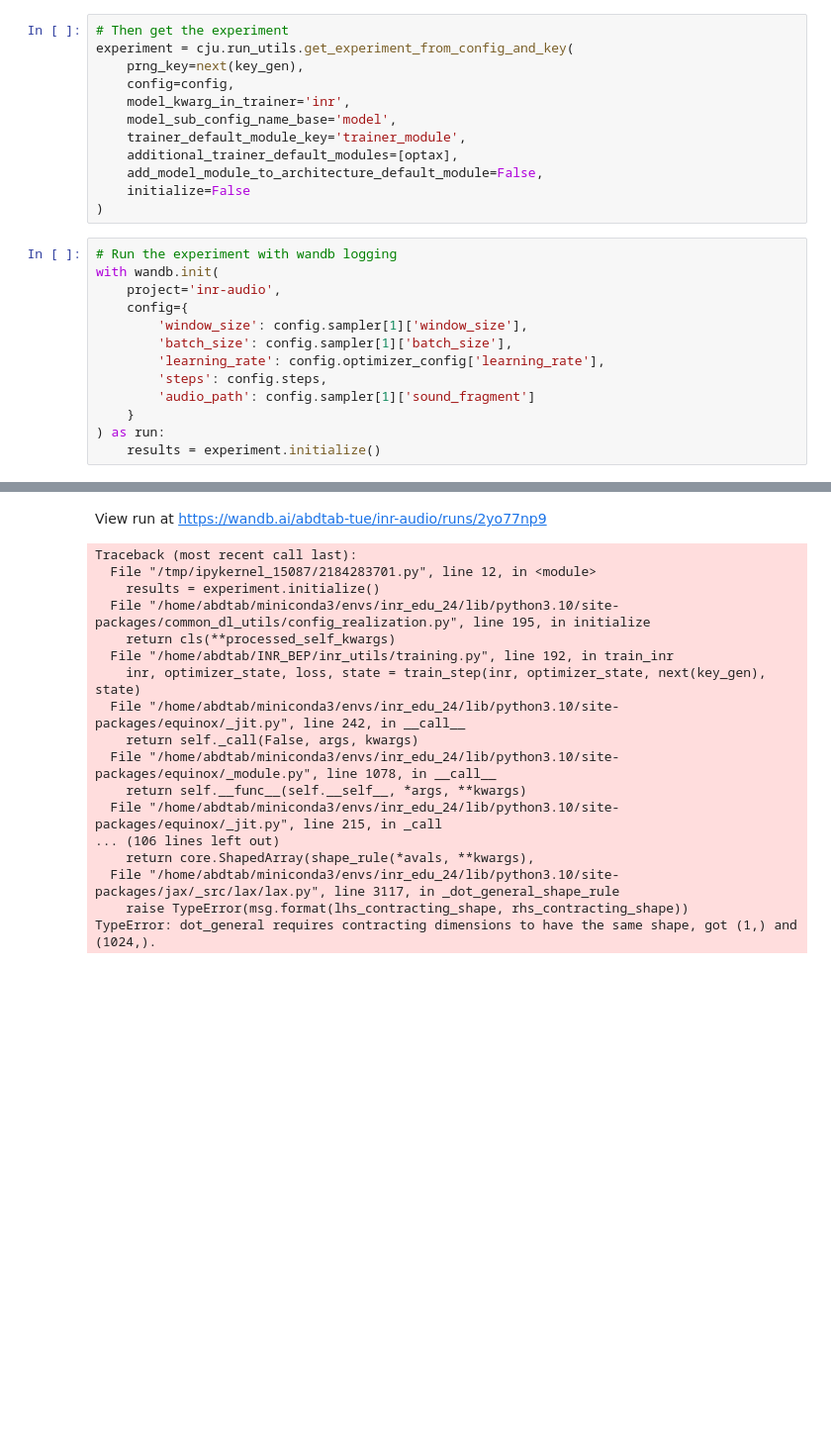
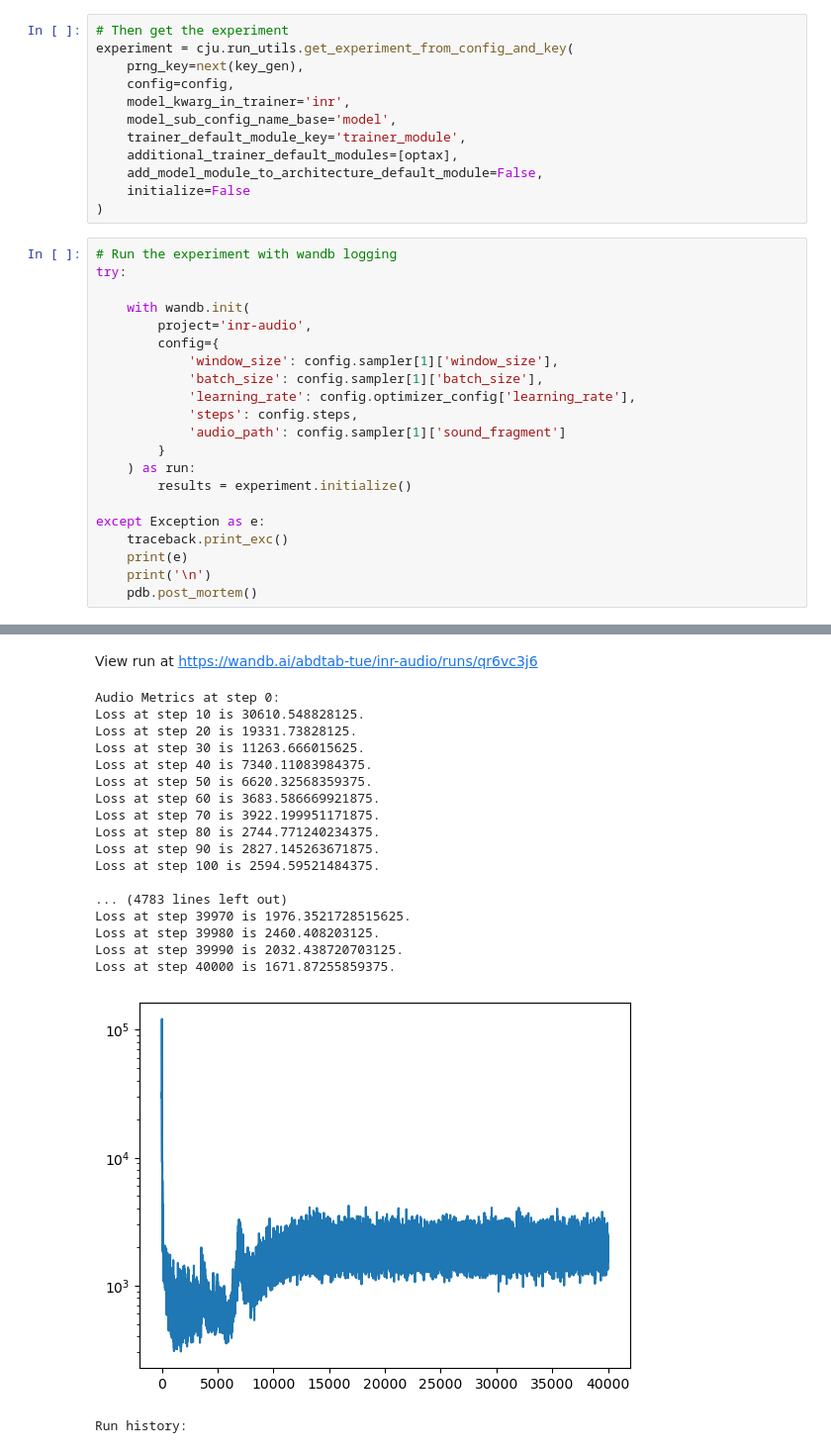
Before and after one commit to stilxam/INR_BEP, a Jupyter notebook: inr_audio_ex.ipynb, the cells around one changed output, grey strips where cells are left out. Shown at 99% size. Saved outputs shown, nothing was run; the diff lists cells and outputs as text; blank space fills up the shorter version.

Commit message:
Audio Final Working

```diff
--- a/inr_audio_ex.ipynb
+++ b/inr_audio_ex.ipynb
@@ -150,16 +192,24 @@ experiment = cju.run_utils.get_experiment_from_config_and_key(
 )
 # %%
 # Run the experiment with wandb logging
-with wandb.init(
-    project='inr-audio',
-    config={
-        'window_size': config.sampler[1]['window_size'],
-        'batch_size': config.sampler[1]['batch_size'],
-        'learning_rate': config.optimizer_config['learning_rate'],
-        'steps': config.steps,
-        'audio_path': config.sampler[1]['sound_fragment']
-    }
-) as run:
-    results = experiment.initialize()
+try:
+
+    with wandb.init(
+        project='inr-audio',
+        config={
+            'window_size': config.sampler[1]['window_size'],
+            'batch_size': config.sampler[1]['batch_size'],
+            'learning_rate': config.optimizer_config['learning_rate'],
+            'steps': config.steps,
+            'audio_path': config.sampler[1]['sound_fragment']
+        }
+    ) as run:
+        results = experiment.initialize()
+
+except Exception as e:
+    traceback.print_exc()
+    print(e)
+    print('\n')
+    pdb.post_mortem()
 # %% [output]
 Tracking run with wandb version 0.18.5
@@ -168,19 +218,21 @@ Syncing run sandy-sun-30 to Weights & Biases (docs)
 View project at https://wandb.ai/abdtab-tue/inr-audio
-View run at https://wandb.ai/abdtab-tue/inr-audio/runs/2yo77np9
+View run at https://wandb.ai/abdtab-tue/inr-audio/runs/qr6vc3j6
-Traceback (most recent call last):
-  File "/tmp/ipykernel_15087/2184283701.py", line 12, in <module>
-    results = experiment.initialize()
-  File "/home/abdtab/miniconda3/envs/inr_edu_24/lib/python3.10/site-packages/common_dl_utils/config_realization.py", line 195, in initialize
-    return cls(**processed_self_kwargs)
-  File "/home/abdtab/INR_BEP/inr_utils/training.py", line 192, in train_inr
-    inr, optimizer_state, loss, state = train_step(inr, optimizer_state, next(key_gen), state)
-  File "/home/abdtab/miniconda3/envs/inr_edu_24/lib/python3.10/site-packages/equinox/_jit.py", line 242, in __call__
-    return self._call(False, args, kwargs)
-  File "/home/abdtab/miniconda3/envs/inr_edu_24/lib/python3.10/site-packages/equinox/_module.py", line 1078, in __call__
-    return self.__func__(self.__self__, *args, **kwargs)
-  File "/home/abdtab/miniconda3/envs/inr_edu_24/lib/python3.10/site-packages/equinox/_jit.py", line 215, in _call
-... (106 lines left out)
-    return core.ShapedArray(shape_rule(*avals, **kwargs),
-  File "/home/abdtab/miniconda3/envs/inr_edu_24/lib/python3.10/site-packages/jax/_src/lax/lax.py", line 3117, in _dot_general_shape_rule
-    raise TypeError(msg.format(lhs_contracting_shape, rhs_contracting_shape))
-TypeError: dot_general requires contracting dimensions to have the same shape, got (1,) and (1024,).
+Audio Metrics at step 0:
+Loss at step 10 is 30610.548828125.
+Loss at step 20 is 19331.73828125.
+Loss at step 30 is 11263.666015625.
+Loss at step 40 is 7340.11083984375.
+Loss at step 50 is 6620.32568359375.
+Loss at step 60 is 3683.586669921875.
+Loss at step 70 is 3922.199951171875.
+Loss at step 80 is 2744.771240234375.
+Loss at step 90 is 2827.145263671875.
+Loss at step 100 is 2594.59521484375.
+
+... (4783 lines left out)
+Loss at step 39970 is 1976.3521728515625.
+Loss at step 39980 is 2460.408203125.
+Loss at step 39990 is 2032.438720703125.
+Loss at step 40000 is 1671.87255859375.
+[figure, added]
+Run history:
```
Also changed, not shown: parts of 2 cells of this notebook, 1 other file.
